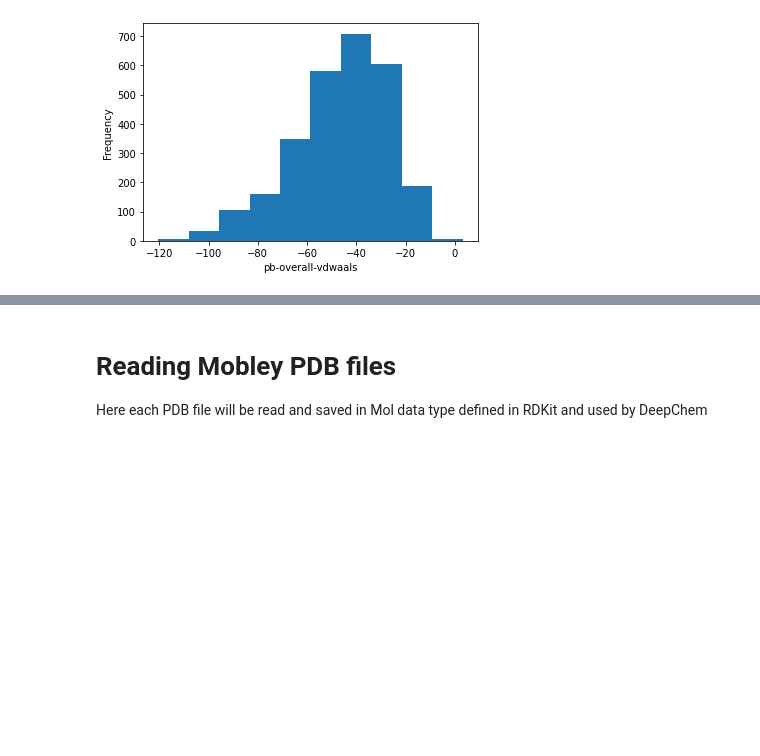
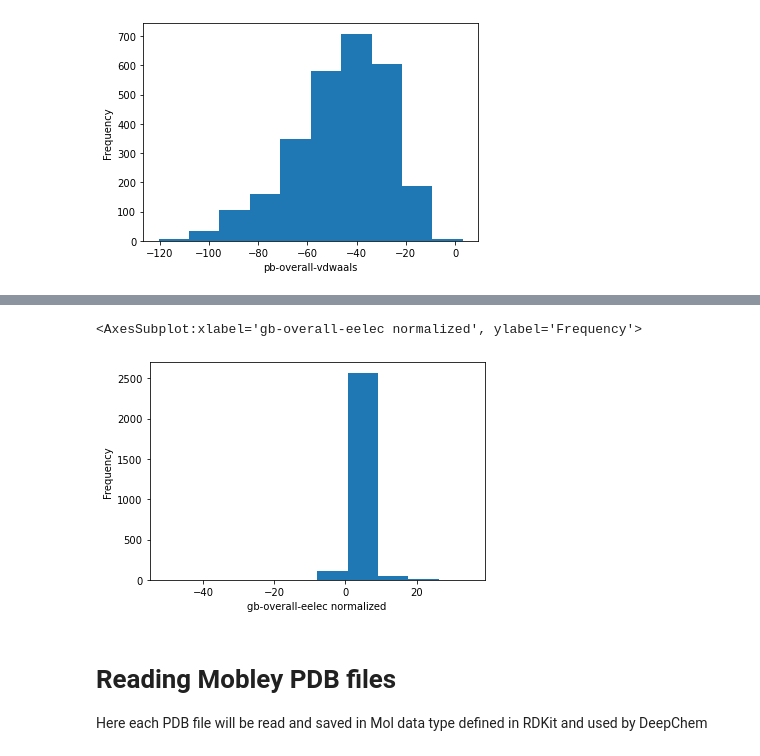
Before and after one commit to aicam/GBNN, a Jupyter notebook: Notebooks/GBGraphConvModel-train_test_split.ipynb, the cells around one changed output, grey strips where cells are left out. Cells and saved outputs as stored; diff of their text form; code cells hidden in the pictures; blank space fills up the shorter version.

```diff
--- a/Notebooks/GBGraphConvModel-train_test_split.ipynb
+++ b/Notebooks/GBGraphConvModel-train_test_split.ipynb
@@ -57,3 +65,9 @@ training_columns = [f for f in df.columns if f.__contains__('overall')]
+# %%
+plt.xlabel('gb-overall-eelec normalized')
+((df['gb-overall-eelec'] - df['gb-overall-eelec'].std()) / df['gb-overall-eelec'].mean()).plot.hist()
+# %% [output]
+<AxesSubplot:xlabel='gb-overall-eelec normalized', ylabel='Frequency'>
+[figure, added]
 # %% [markdown]
 <h1>Reading Mobley PDB files</h1>
 <p>Here each PDB file will be read and saved in Mol data type defined in RDKit and used by DeepChem</p>
```
Also changed, not shown: parts of 7 cells of this notebook.
